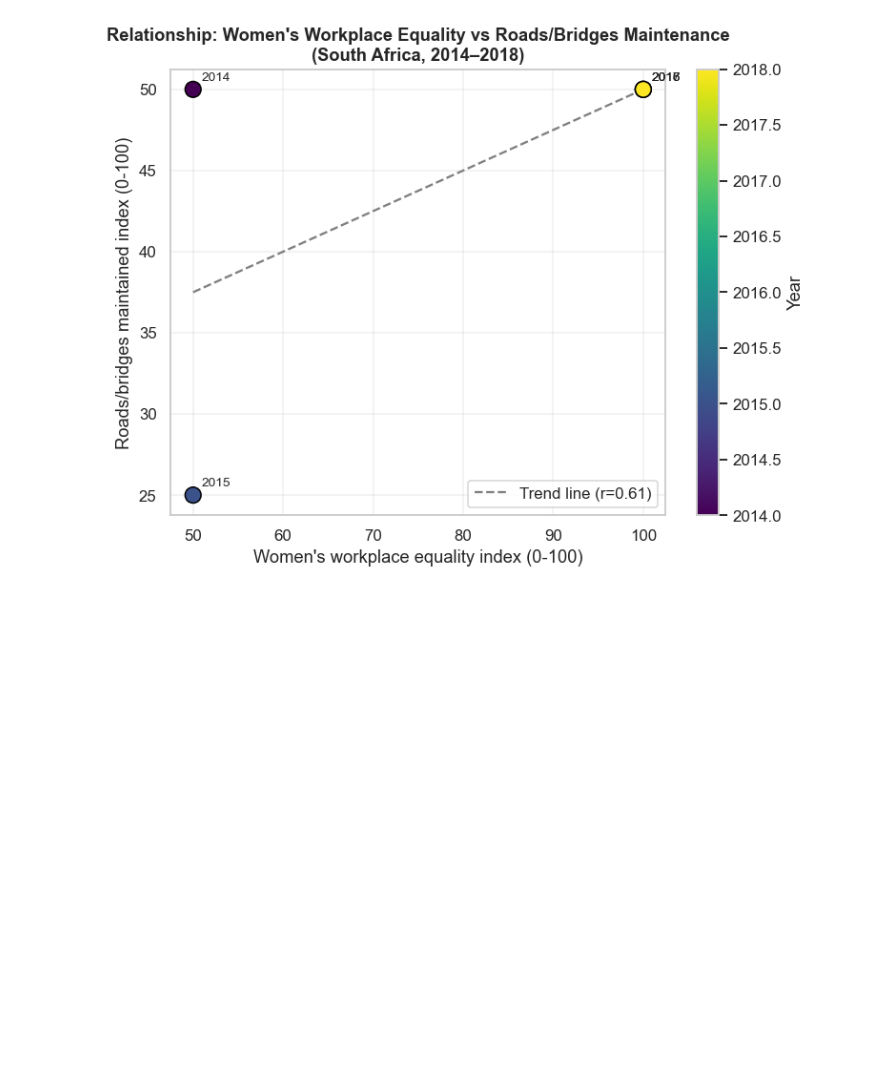
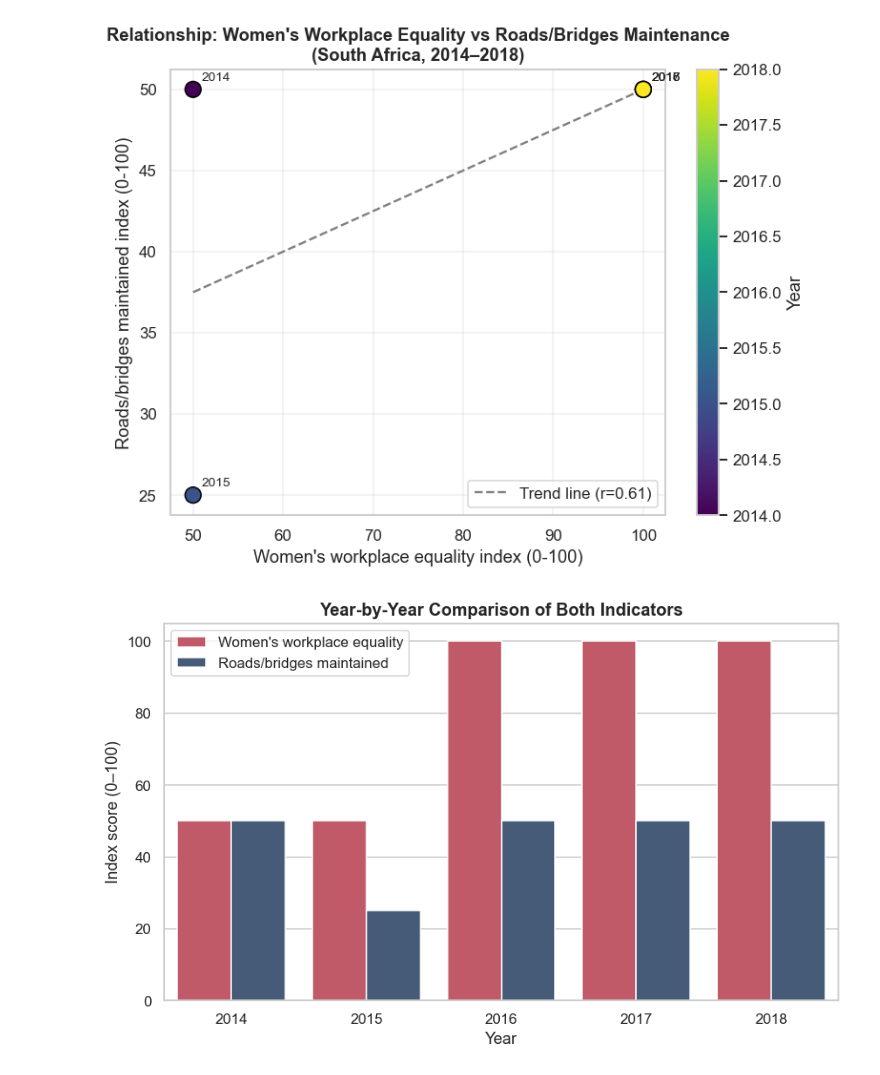
Before and after one commit to nshongane-eng/Peak_Perfomers_NDTA63, a Jupyter notebook: Peak_Perfomers_Assignment.ipynb, the cells around one changed output. Cells and saved outputs as stored; diff of their text form; code cells hidden in the pictures; blank space fills up the shorter version.

```diff
--- a/Peak_Perfomers_Assignment.ipynb
+++ b/Peak_Perfomers_Assignment.ipynb
@@ -428,3 +428,24 @@ plt.savefig(EXPORT_DIR + "chart2_scatter_trend.png")
 plt.show()
 # %% [output]
 [figure]
+# %%
+# --- Chart 3: Grouped bar chart, indicator by year ---
+bar_df = sa_df.melt(id_vars="year",
+                     value_vars=["women_workplace_equality", "roads_bridges_maintained"],
+                     var_name="indicator", value_name="score")
+bar_df["indicator"] = bar_df["indicator"].map({
+    "women_workplace_equality": "Women's workplace equality",
+    "roads_bridges_maintained": "Roads/bridges maintained"
+})
+
+fig, ax = plt.subplots(figsize=(8, 5))
+sns.barplot(data=bar_df, x="year", y="score", hue="indicator", ax=ax, palette=["#d1495b", "#3d5a80"])
+ax.set_title("Year-by-Year Comparison of Both Indicators", fontsize=13, fontweight="bold")
+ax.set_xlabel("Year")
+ax.set_ylabel("Index score (0–100)")
+ax.legend(title="")
+plt.tight_layout()
+plt.savefig(EXPORT_DIR + "chart3_grouped_bar.png")
+plt.show()
+# %% [output]
+[figure, added]
```
Also changed, not shown: parts of 1 cell of this notebook.
